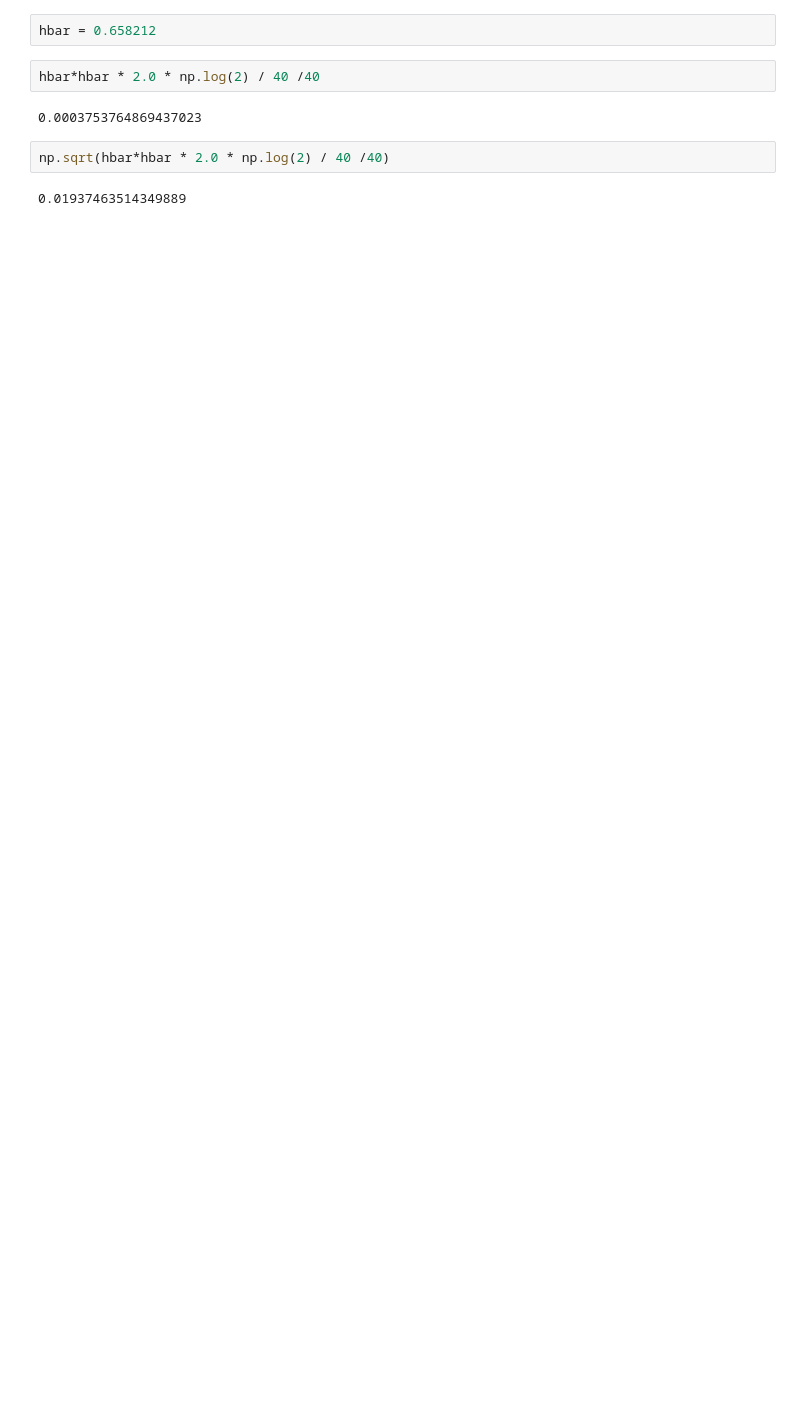
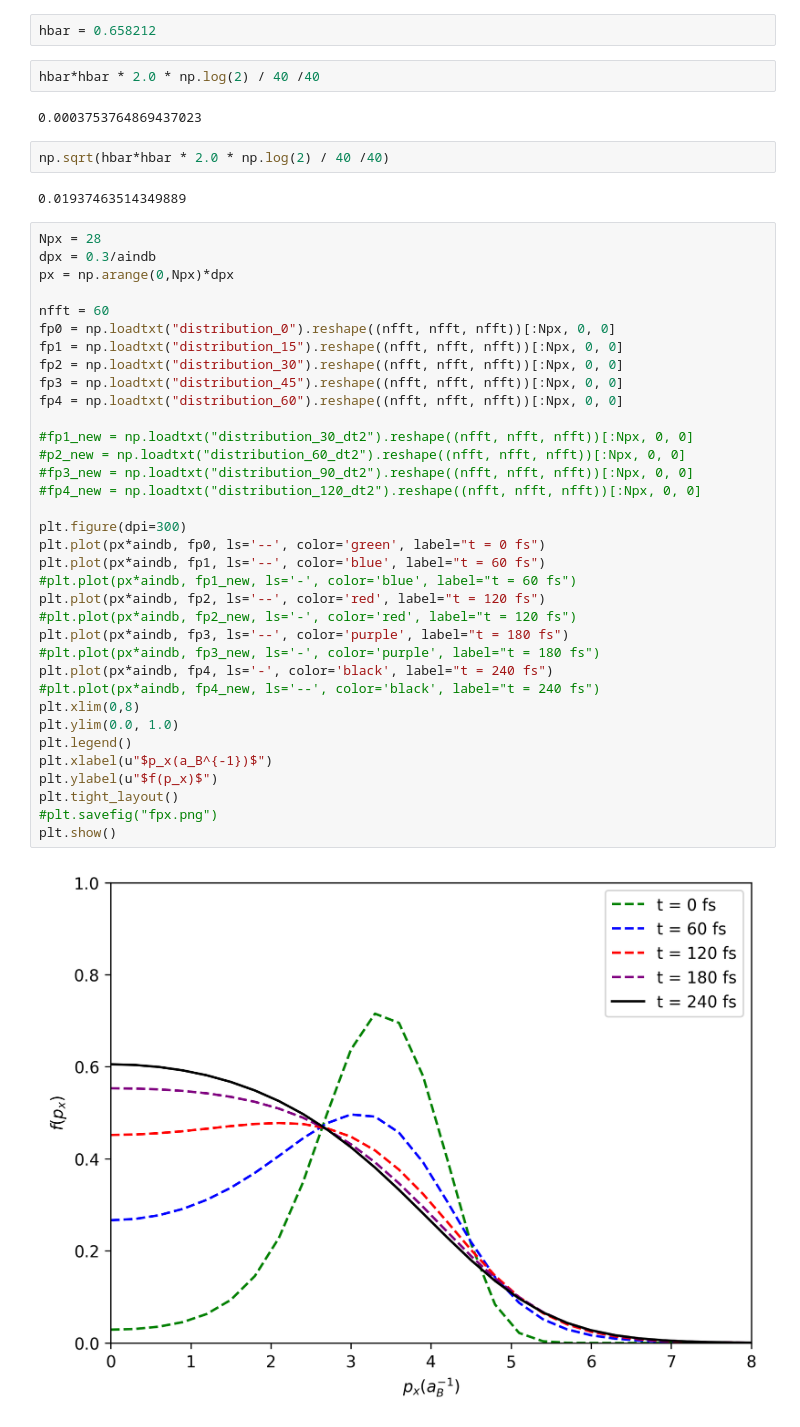
Before and after one commit to J0eLie/Kadanoff-Baym, a Jupyter notebook: python/Corr.ipynb, the cells around one changed output. Cells and saved outputs as stored; diff of their text form; blank space fills up the shorter version.

```diff
--- a/python/Corr.ipynb
+++ b/python/Corr.ipynb
@@ -87,3 +64,40 @@ hbar*hbar * 2.0 * np.log(2) / 40 /40
 np.sqrt(hbar*hbar * 2.0 * np.log(2) / 40 /40)
 # %% [output]
 0.01937463514349889
+# %%
+Npx = 28
+dpx = 0.3/aindb
+px = np.arange(0,Npx)*dpx
+
+nfft = 60
+fp0 = np.loadtxt("distribution_0").reshape((nfft, nfft, nfft))[:Npx, 0, 0]
+fp1 = np.loadtxt("distribution_15").reshape((nfft, nfft, nfft))[:Npx, 0, 0]
+fp2 = np.loadtxt("distribution_30").reshape((nfft, nfft, nfft))[:Npx, 0, 0]
+fp3 = np.loadtxt("distribution_45").reshape((nfft, nfft, nfft))[:Npx, 0, 0]
+fp4 = np.loadtxt("distribution_60").reshape((nfft, nfft, nfft))[:Npx, 0, 0]
+
+#fp1_new = np.loadtxt("distribution_30_dt2").reshape((nfft, nfft, nfft))[:Npx, 0, 0]
+#p2_new = np.loadtxt("distribution_60_dt2").reshape((nfft, nfft, nfft))[:Npx, 0, 0]
+#fp3_new = np.loadtxt("distribution_90_dt2").reshape((nfft, nfft, nfft))[:Npx, 0, 0]
+#fp4_new = np.loadtxt("distribution_120_dt2").reshape((nfft, nfft, nfft))[:Npx, 0, 0]
+
+plt.figure(dpi=300)
+plt.plot(px*aindb, fp0, ls='--', color='green', label="t = 0 fs")
+plt.plot(px*aindb, fp1, ls='--', color='blue', label="t = 60 fs")
+#plt.plot(px*aindb, fp1_new, ls='-', color='blue', label="t = 60 fs")
+plt.plot(px*aindb, fp2, ls='--', color='red', label="t = 120 fs")
+#plt.plot(px*aindb, fp2_new, ls='-', color='red', label="t = 120 fs")
+plt.plot(px*aindb, fp3, ls='--', color='purple', label="t = 180 fs")
+#plt.plot(px*aindb, fp3_new, ls='-', color='purple', label="t = 180 fs")
+plt.plot(px*aindb, fp4, ls='-', color='black', label="t = 240 fs")
+#plt.plot(px*aindb, fp4_new, ls='--', color='black', label="t = 240 fs")
+plt.xlim(0,8)
+plt.ylim(0.0, 1.0)
+plt.legend()
+plt.xlabel(u"$p_x(a_B^{-1})$")
+plt.ylabel(u"$f(p_x)$")
+plt.tight_layout()
+#plt.savefig("fpx.png")
+plt.show()
+# %% [output]
+[figure, added]
```
Also changed, not shown: parts of 6 cells of this notebook, 12 other files.
